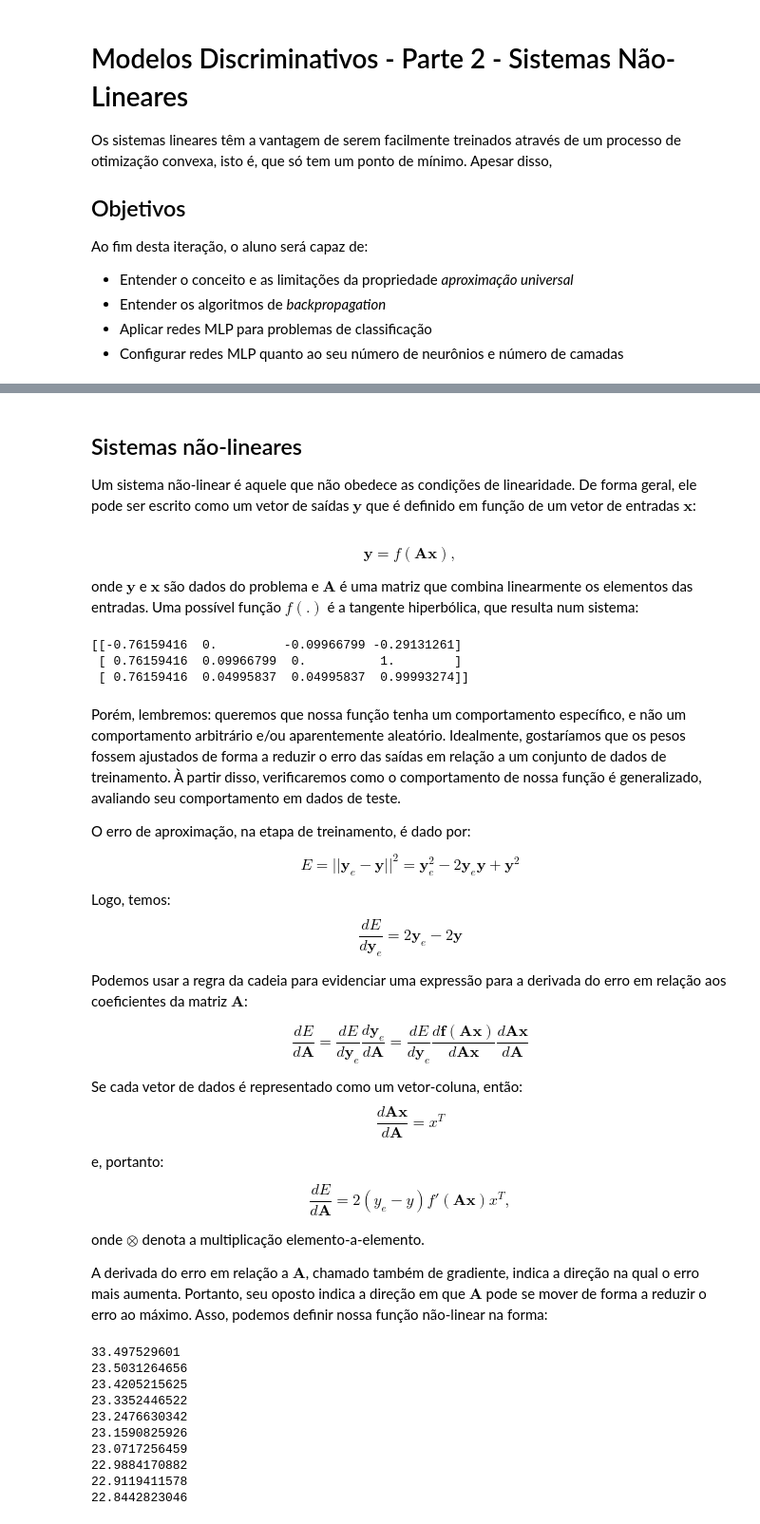
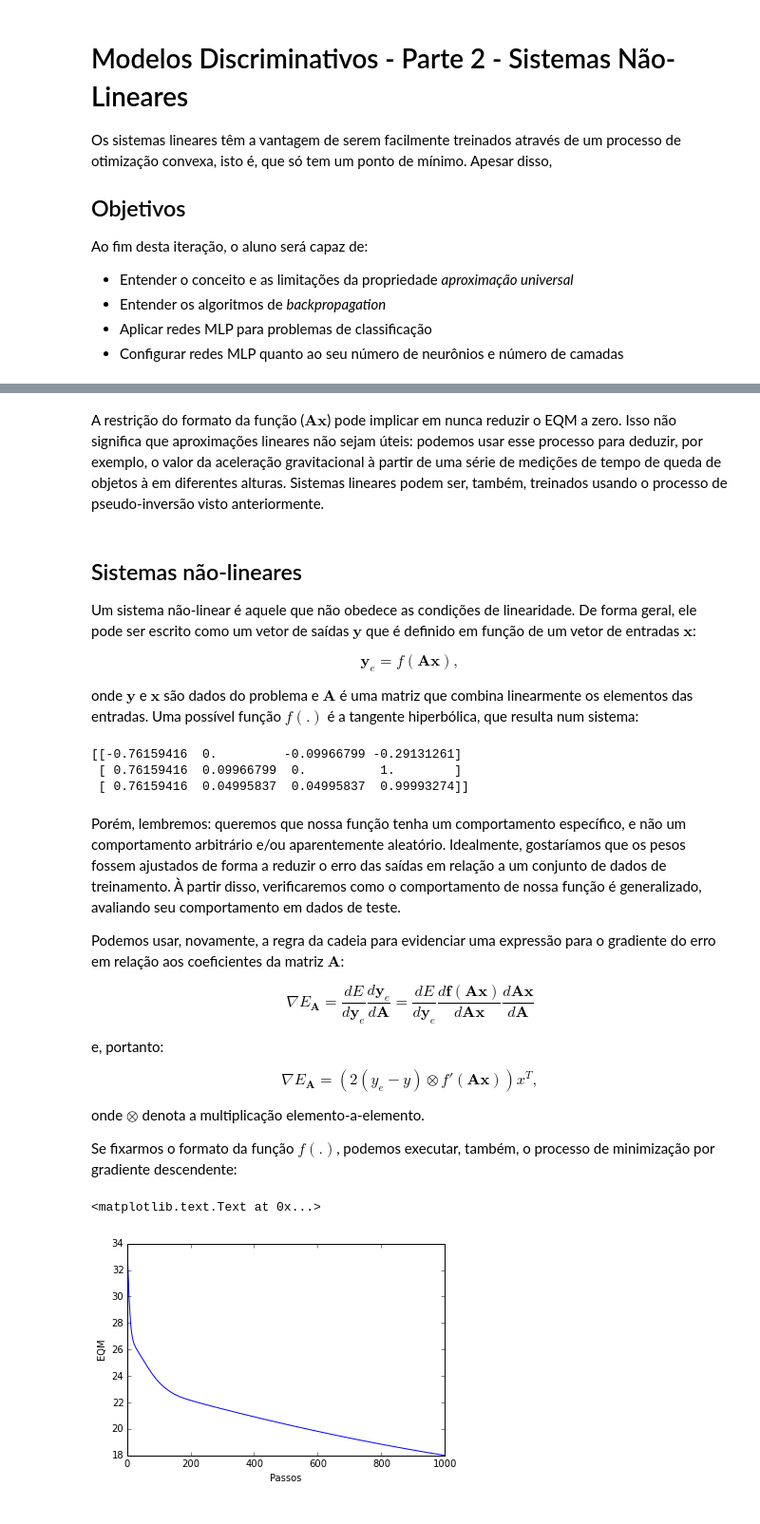
Before and after one commit to rodrigohubner/inteligencia_computacional, a Jupyter notebook: mlp.ipynb, the cells around one changed output, grey strips where cells are left out. Shown: that part at 95% size. Cells and saved outputs as stored; diff of their text form; code cells hidden in the pictures.

```diff
--- a/mlp.ipynb
+++ b/mlp.ipynb
@@ -31,11 +113,15 @@ peso_futebol = [[float(d[2])] for d in dados[1:-1] if d[0] is 'F']
+# %% [markdown]
+A restrição do formato da função ($\boldsymbol A \boldsymbol x$) pode implicar em nunca reduzir o EQM a zero. Isso não significa que aproximações lineares não sejam úteis: podemos usar esse processo para deduzir, por exemplo, o valor da aceleração gravitacional à partir de uma série de medições de tempo de queda de objetos à em diferentes alturas. Sistemas lineares podem ser, também, treinados usando o processo de pseudo-inversão visto anteriormente.
 # %% [markdown]
+
+
 ## Sistemas não-lineares
 
 Um sistema não-linear é aquele que não obedece as condições de linearidade. De forma geral, ele pode ser escrito como um vetor de saídas $\boldsymbol y$ que é definido em função de um vetor de entradas $\boldsymbol x$:
+
+$$\boldsymbol y_e = f(\boldsymbol A \boldsymbol x),$$
+
+onde $\boldsymbol y$ e $\boldsymbol x$ são dados do problema e $\boldsymbol A$ é uma matriz que combina linearmente os elementos das entradas. Uma possível função $f(.)$ é a tangente hiperbólica, que resulta num sistema:
-# %% [markdown]
-$$\boldsymbol y = f(\boldsymbol A \boldsymbol x),$$
-
-onde $\boldsymbol y$ e $\boldsymbol x$ são dados do problema e $\boldsymbol A$ é uma matriz que combina linearmente os elementos das entradas. Uma possível função $f(.)$ é a tangente hiperbólica, que resulta num sistema:
 # %%
 def nl_forward(A, x):
     return np.tanh(np.dot(A,x))
@@ -51,54 +137,44 @@ print nl_forward(A, x)
 # %% [markdown]
 Porém, lembremos: queremos que nossa função tenha um comportamento específico, e não um comportamento arbitrário e/ou aparentemente aleatório. Idealmente, gostaríamos que os pesos fossem ajustados de forma a reduzir o erro das saídas em relação a um conjunto de dados de treinamento. À partir disso, verificaremos como o comportamento de nossa função é generalizado, avaliando seu comportamento em dados de teste.
 
-O erro de aproximação, na etapa de treinamento, é dado por:
+Podemos usar, novamente, a regra da cadeia para evidenciar uma expressão para o gradiente do erro em relação aos coeficientes da matriz $\boldsymbol A$:
 
-$$ E = ||\boldsymbol y_e - \boldsymbol y||^2 = \boldsymbol y_e^2 - 2 \boldsymbol y_e \boldsymbol y + \boldsymbol y^2$$
-
-Logo, temos:
-$$ \frac{dE}{d \boldsymbol y_e} = 2\boldsymbol y_e - 2 \boldsymbol y$$
-
-Podemos usar a regra da cadeia para evidenciar uma expressão para a derivada do erro em relação aos coeficientes da matriz $\boldsymbol A$:
-
-$$\frac{dE}{d \boldsymbol A} = \frac{dE}{d \boldsymbol y_e} \frac{d \boldsymbol y_e}{d\boldsymbol A} = \frac{dE}{d \boldsymbol y_e} \frac{d \boldsymbol f(\boldsymbol A \boldsymbol x)}{d\boldsymbol A \boldsymbol x} \frac{d \boldsymbol A \boldsymbol x}{d \boldsymbol A}$$
-
-Se cada vetor de dados é representado como um vetor-coluna, então:
- $$\frac{d \boldsymbol A \boldsymbol x}{d \boldsymbol A} = x^T$$
+$$\nabla E _\boldsymbol A = \frac{dE}{d \boldsymbol y_e} \frac{d \boldsymbol y_e}{d\boldsymbol A} = \frac{dE}{d \boldsymbol y_e} \frac{d \boldsymbol f(\boldsymbol A \boldsymbol x)}{d\boldsymbol A \boldsymbol x} \frac{d \boldsymbol A \boldsymbol x}{d \boldsymbol A}$$
 
 e, portanto:
 
-$$\frac{dE}{d \boldsymbol A} = 2 (y_e - y) f'(\boldsymbol A \boldsymbol x) x^T,$$
+$$\nabla E _\boldsymbol A = (2 (y_e - y) \otimes f'(\boldsymbol A \boldsymbol x)) x^T,$$
 
 onde $\otimes$ denota a multiplicação elemento-a-elemento.
 
-A derivada do erro em relação a $ \boldsymbol A$, chamado também de gradiente, indica a direção na qual o erro mais aumenta. Portanto, seu oposto indica a direção em que $\boldsymbol A$ pode se mover de forma a reduzir o erro ao máximo. Asso, podemos definir nossa função não-linear na forma:
+Se fixarmos o formato da função $f(.)$, podemos executar, também, o processo de minimização por gradiente descendente:
 # %%
 y = np.array([[1, 0, 2, 3], [0, 1, -1, 3], [1, 2, 1, 3]]) # Saem quatro vetores-coluna de três elementos cada
 A = np.array([[-1, 0], [0, 1], [0.5, 0.5]]) # Entram dois elementos e saem três
 x = np.array([[1, 0, 0.1, 0.3], [1, 0.1, 0, 10]]) # Entram quatro vetores-coluna de dois elementos cada
 
 def gradiente(y, A, x):
     y_e = nl_forward(A, x)
     dedy = (y_e - y)
     return np.dot (dedy * (1-np.tanh(np.dot(A,x))**2) , x.T)
 
 def erro(y, y_e):
     return np.sum((y-y_e)**2)
 
-passo = 0.1
-for i in xrange(10):
-    e = erro(y, nl_forward(A, x))
-    print e
+
+alpha = 0.01
+n_passos = 1000 # Vamos executar este numero de passos de otimizacao
+eqm3 = np.zeros((n_passos+1)) # Vetor que recebera o EQM a cada iteracao
+eqm3[0] = erro(y, nl_forward(A, x))
+for i in xrange(n_passos):
+    eqm3[i+1] = erro(y, nl_forward(A, x))
     g = gradiente(y, A, x)
-    A -= passo * g
+    A -= alpha * g / np.linalg.norm(g)
+
+plt.figure();
+plt.plot(range(n_passos+1), eqm3);
+plt.ylabel('EQM');
+plt.xlabel('Passos');
 # %% [output]
-33.497529601
-23.5031264656
-23.4205215625
-23.3352446522
-23.2476630342
-23.1590825926
-23.0717256459
-22.9884170882
-22.9119411578
-22.8442823046
+<matplotlib.text.Text at 0x...>
+[figure, added]
```
Also changed, not shown: parts of 9 cells of this notebook.
